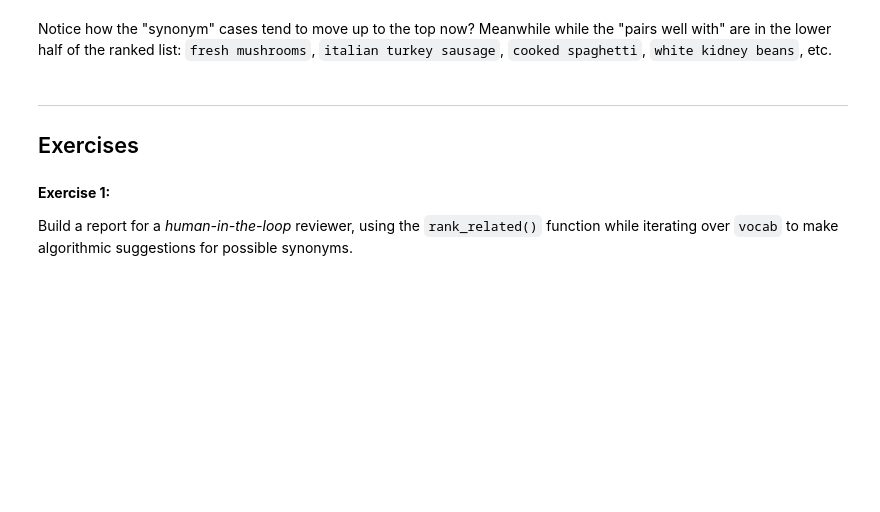
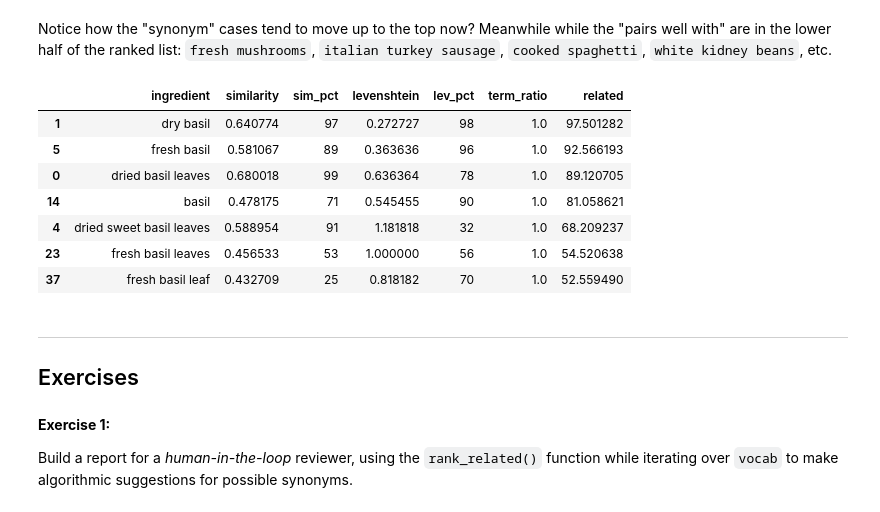
Before and after one commit to DerwenAI/kglab, a Jupyter notebook: examples/ex8_0.ipynb, the cells around one changed output. Cells and saved outputs as stored; diff of their text form; code cells hidden in the pictures; blank space fills up the shorter version.

```diff
--- a/examples/ex8_0.ipynb
+++ b/examples/ex8_0.ipynb
@@ -288,6 +297,17 @@ rank_related(df)
 # %% [markdown]
 Notice how the "synonym" cases tend to move up to the top now?
 Meanwhile while the "pairs well with" are in the lower half of the ranked list: `fresh mushrooms`, `italian turkey sausage`, `cooked spaghetti`, `white kidney beans`, etc.
+# %%
+df.loc[ (df["related"] >= 50) & (df["term_ratio"] > 0) ]
+# %% [output]
+|  | ingredient | similarity | sim_pct | levenshtein | lev_pct | term_ratio | related |
+| 1 | dry basil | 0.640774 | 97 | 0.272727 | 98 | 1.0 | 97.501282 |
+| 5 | fresh basil | 0.581067 | 89 | 0.363636 | 96 | 1.0 | 92.566193 |
+| 0 | dried basil leaves | 0.680018 | 99 | 0.636364 | 78 | 1.0 | 89.120705 |
+| 14 | basil | 0.478175 | 71 | 0.545455 | 90 | 1.0 | 81.058621 |
+| 4 | dried sweet basil leaves | 0.588954 | 91 | 1.181818 | 32 | 1.0 | 68.209237 |
+| 23 | fresh basil leaves | 0.456533 | 53 | 1.000000 | 56 | 1.0 | 54.520638 |
+| 37 | fresh basil leaf | 0.432709 | 25 | 0.818182 | 70 | 1.0 | 52.559490 |
 # %% [markdown]
 ---
 
```
Also changed, not shown: parts of 7 cells of this notebook.
